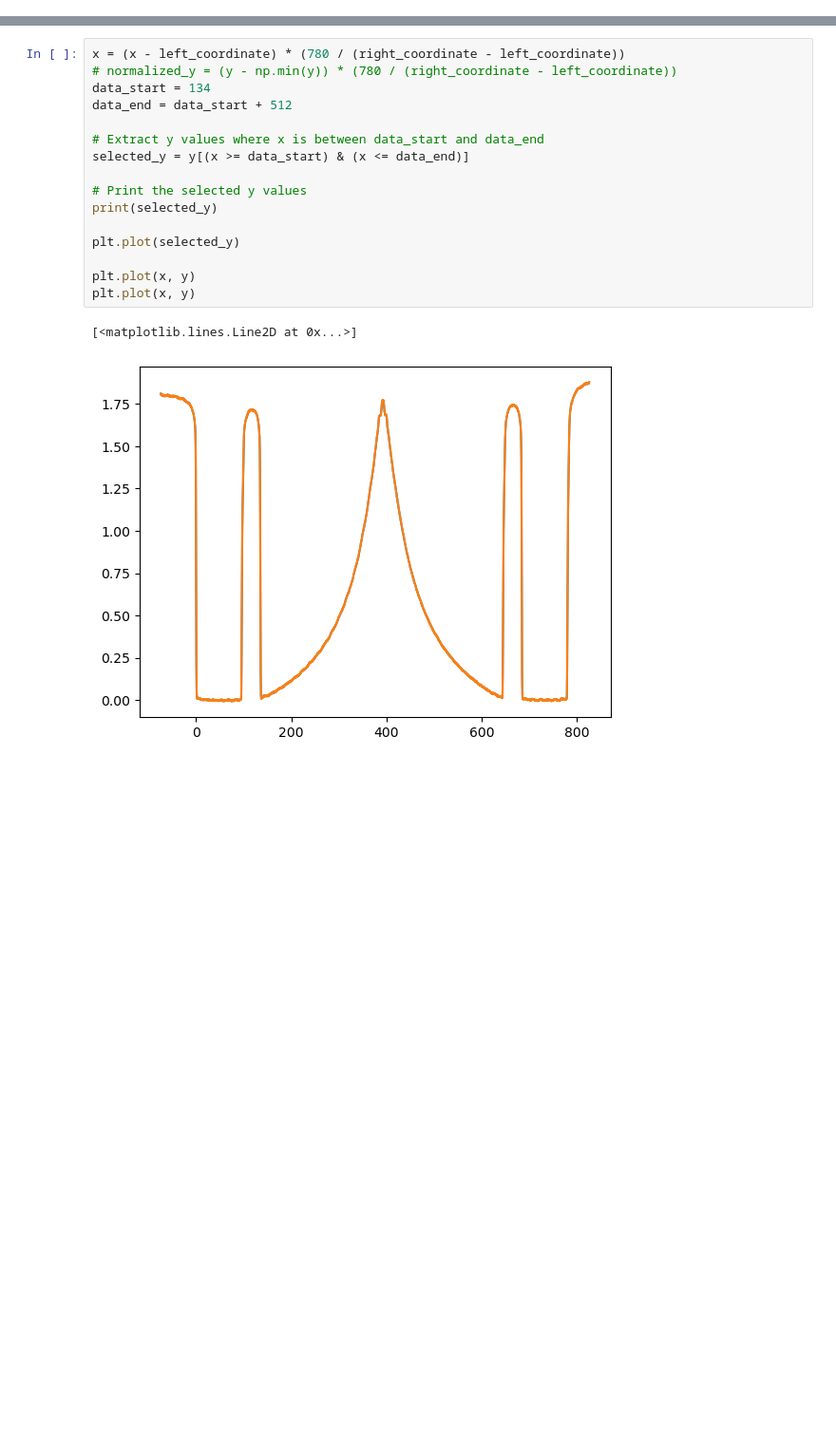
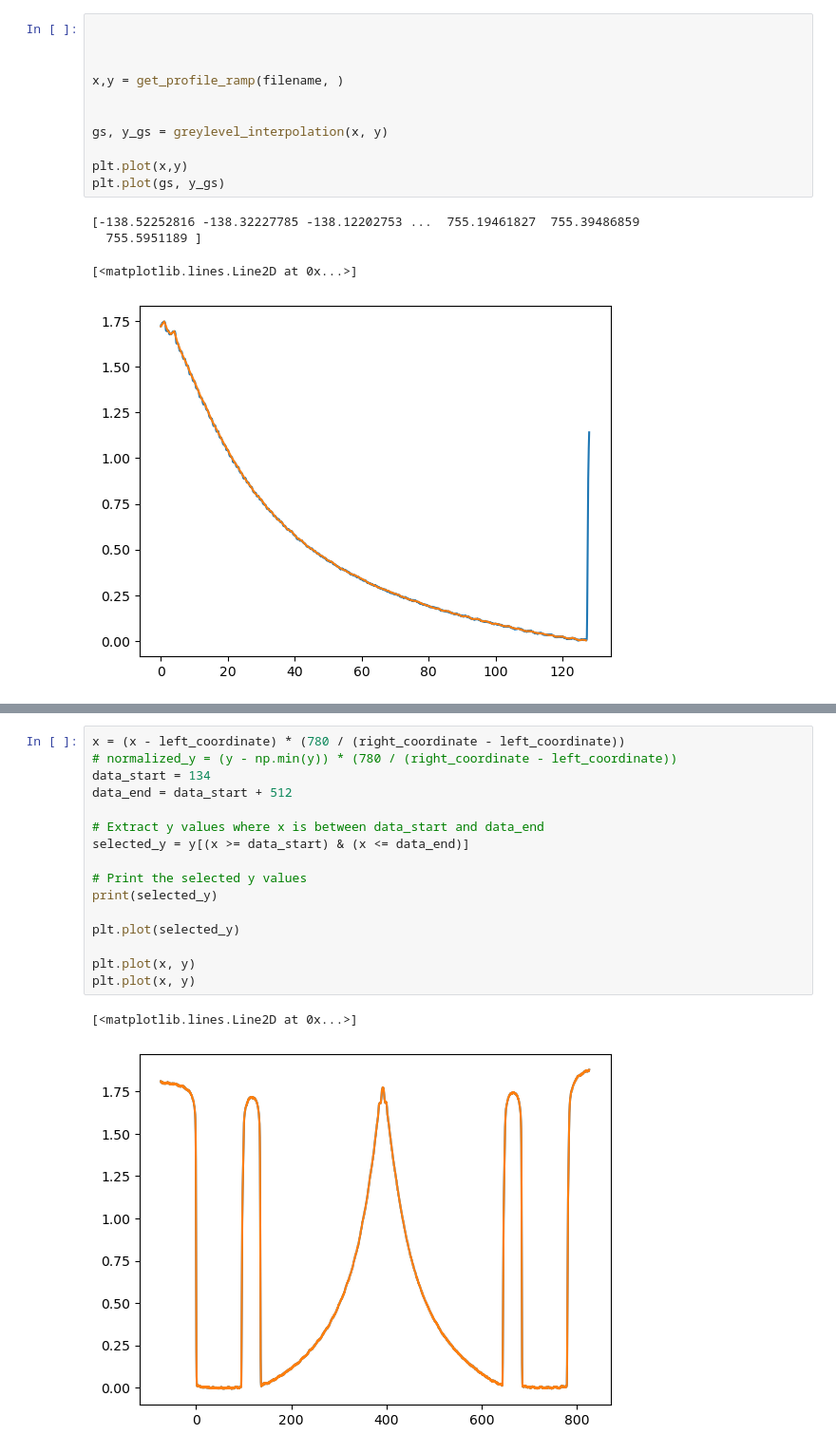
Before and after one commit to daguiam/Greyscale-calibration-using-polytec-topography, a Jupyter notebook: greyscale_mechanical_profilometer_line.ipynb, the cells around one changed output, grey strips where cells are left out. Shown: that part at 95% size. Cells and saved outputs as stored; diff of their text form; blank space fills up the shorter version.

```diff
--- a/greyscale_mechanical_profilometer_line.ipynb
+++ b/greyscale_mechanical_profilometer_line.ipynb
@@ -52,3 +240,19 @@ filename = os.path.join(path, files[0])
+# %%
+
+
+
+x,y = get_profile_ramp(filename, )
+
+
+gs, y_gs = greylevel_interpolation(x, y)
+
+plt.plot(x,y)
+plt.plot(gs, y_gs)
+# %% [output]
+[-138.52252816 -138.32227785 -138.12202753 ...  755.19461827  755.39486859
+  755.5951189 ]
+[<matplotlib.lines.Line2D at 0x...>]
+[figure, added]
 # %%
 x,y = parse_profilometer_xy_data(filename)
 plt.plot(x,y)
```
Also changed, not shown: parts of 8 cells of this notebook, 6 other files.
